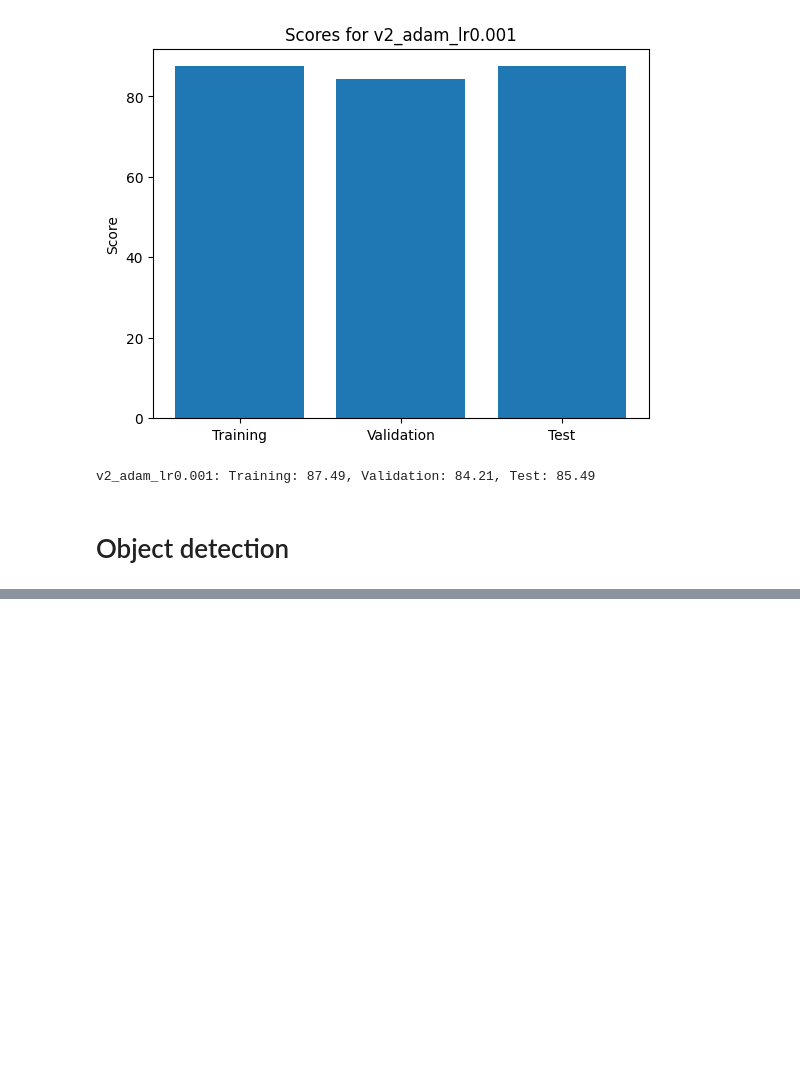
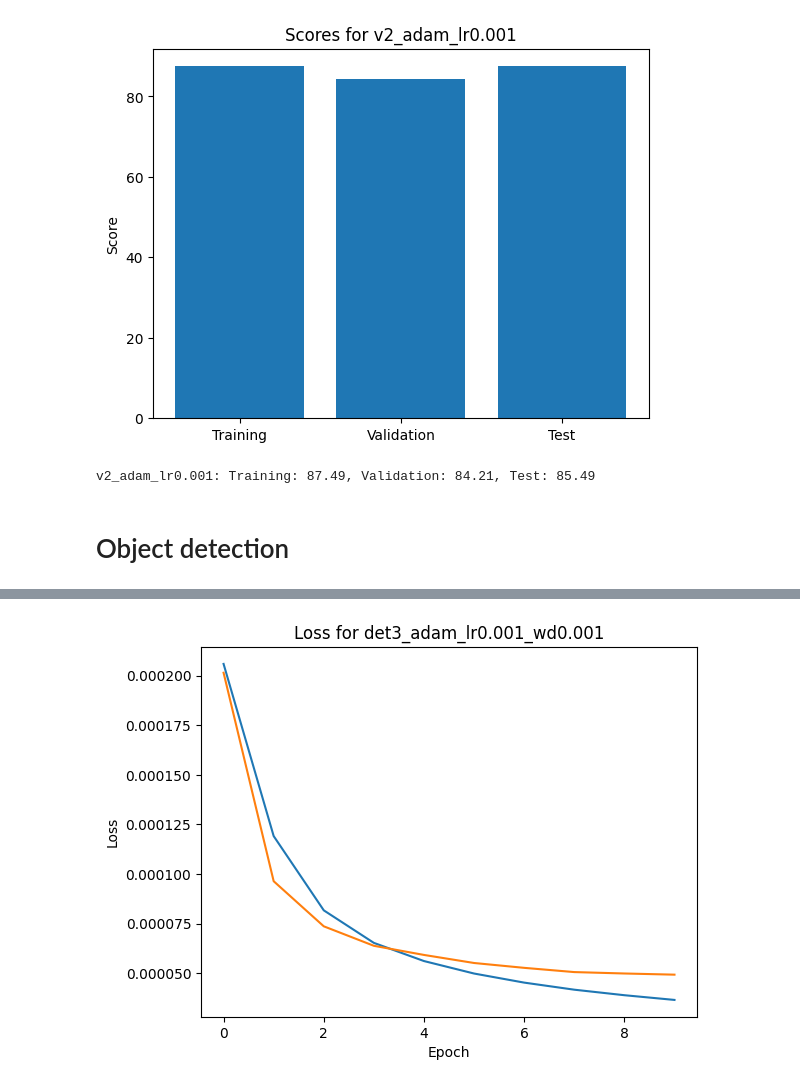
Before and after one commit to MatsM16/uib.inf265.project2, a Jupyter notebook: cnn.ipynb, the cells around one changed output, grey strips where cells are left out. Drawn from its saved outputs; the diff is of its cells as text; code cells hidden in the pictures; blank space fills up the shorter version.

Commit message:
Trained object detectors

```diff
--- a/cnn.ipynb
+++ b/cnn.ipynb
@@ -477,3 +477,11 @@ def train_detector(model:nn.Module, optimizer, name:str):
         plt.xlabel("Epoch")
         plt.ylabel("Loss")
         plt.savefig(f"assets/loss_{name}.png")
+
+def train_or_load_detector(model:nn.Module, optimizer, name:str):
+    try:
+        model.load_state_dict(torch.load(f'models/{name}.pt'))
+        model.eval()
+        print(f"Loaded: {name}")
+    except FileNotFoundError:
+        train_detector(model, optimizer, name)
@@ -497,0 +596,31 @@ Epoch 10/10,    Loss: 2.34911374025817e-05
+# %%
+# Define models
+
+detector_v1 = 'det1_adam_lr0.0001'
+detector_v2 = 'det2_adam_lr0.001'
+detector_v3 = 'det3_adam_lr0.001_wd0.001'
+
+detectors = dict()
+detectors[detector_v1] = dict()
+detectors[detector_v1]['model'] = YoloDetectionNetwork()
+detectors[detector_v1]['optimizer'] = torch.optim.Adam(detectors[detector_v1]['model'].parameters(), lr=0.0001)
+
+detectors[detector_v2] = dict()
+detectors[detector_v2]['model'] = YoloDetectionNetwork()
+detectors[detector_v2]['optimizer'] = torch.optim.Adam(detectors[detector_v2]['model'].parameters(), lr=0.001)
+
+detectors[detector_v3] = dict()
+detectors[detector_v3]['model'] = YoloDetectionNetwork()
+detectors[detector_v3]['optimizer'] = torch.optim.Adam(detectors[detector_v3]['model'].parameters(), lr=0.001, weight_decay=0.001)
+
+# Load or train, then validate models
+
+for name, detector in detectors.items():
+    train_or_load_detector(detector['model'], detector['optimizer'], name)
+    score, iou, accuracy, accuracy_confidence, accuracy_classifier = test_detector(detector['model'], detection_val_loader)
+    detector['val.score'] = score
+    detector['val.iou'] = iou
+    detector['val.accuracy'] = accuracy
+    detector['val.accuracy_confidence'] = accuracy_confidence
+    detector['val.accuracy_classifier'] = accuracy_classifier
+# %% [output]
@@ -497,0 +644 @@ Epoch 10/10,    Loss: 2.34911374025817e-05
+[figure, added]
```
Also changed, not shown: parts of 3 cells of this notebook, 26 other files.
